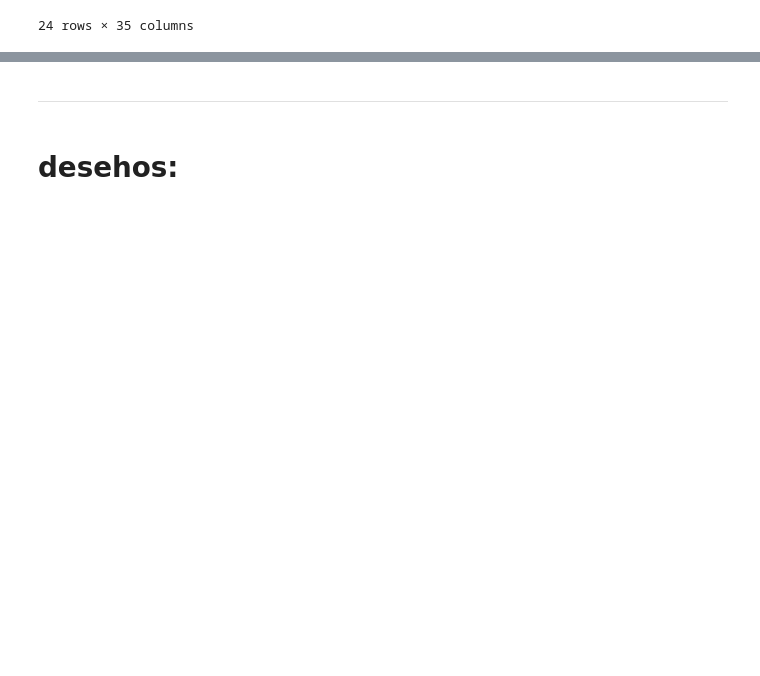
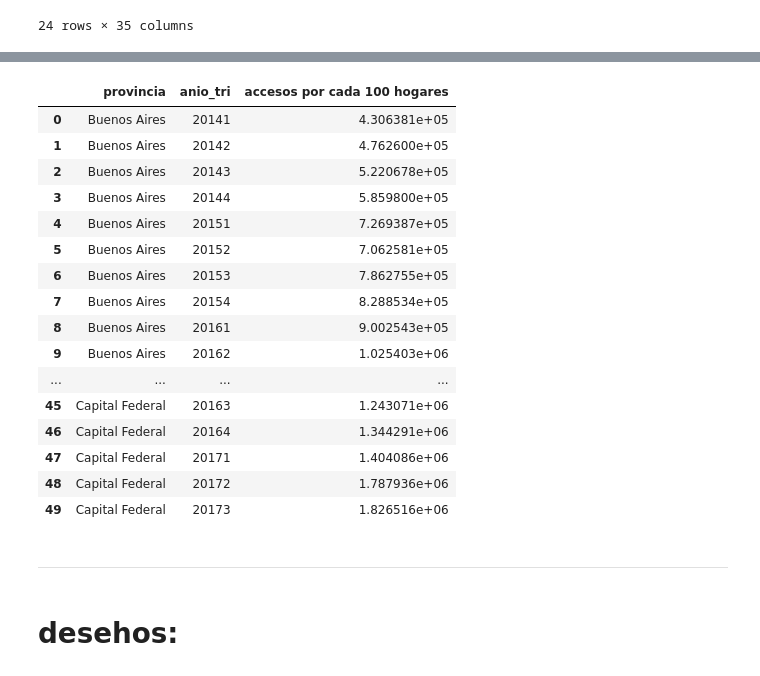
Before and after one commit to Lucaramallo/Empresa_telecomunicaciones, a Jupyter notebook: ETLs/ETL_ingresos_x_provincia_sint.ipynb, the cells around one changed output, grey strips where cells are left out. Drawn from its saved outputs; the diff is of its cells as text; code cells hidden in the pictures; blank space fills up the shorter version.

```diff
--- a/ETLs/ETL_ingresos_x_provincia_sint.ipynb
+++ b/ETLs/ETL_ingresos_x_provincia_sint.ipynb
@@ -265,3 +317,24 @@ df_resultado
+# %%
+
+df_resultado_revertido.head(50) #valores chequeados, corresponden a sus respectivos lugares; indices bbien situados segun este y demas csv logrados para facilitar imortacion a powerbi.
+# %% [output]
+|  | provincia | anio_tri | accesos por cada 100 hogares |
+| 0 | Buenos Aires | 20141 | 4.306381e+05 |
+| 1 | Buenos Aires | 20142 | 4.762600e+05 |
+| 2 | Buenos Aires | 20143 | 5.220678e+05 |
+| 3 | Buenos Aires | 20144 | 5.859800e+05 |
+| 4 | Buenos Aires | 20151 | 7.269387e+05 |
+| 5 | Buenos Aires | 20152 | 7.062581e+05 |
+| 6 | Buenos Aires | 20153 | 7.862755e+05 |
+| 7 | Buenos Aires | 20154 | 8.288534e+05 |
+| 8 | Buenos Aires | 20161 | 9.002543e+05 |
+| 9 | Buenos Aires | 20162 | 1.025403e+06 |
+| ... | ... | ... | ... |
+| 45 | Capital Federal | 20163 | 1.243071e+06 |
+| 46 | Capital Federal | 20164 | 1.344291e+06 |
+| 47 | Capital Federal | 20171 | 1.404086e+06 |
+| 48 | Capital Federal | 20172 | 1.787936e+06 |
+| 49 | Capital Federal | 20173 | 1.826516e+06 |
 # %% [markdown]
 __________________________________________________________________________________________________________________
 # %% [markdown]
```
Also changed, not shown: parts of 6 cells of this notebook.
